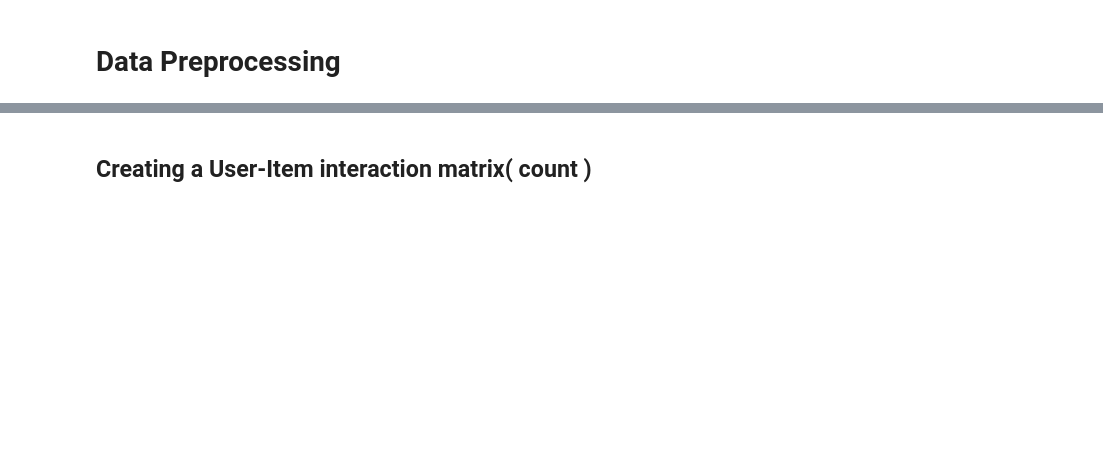
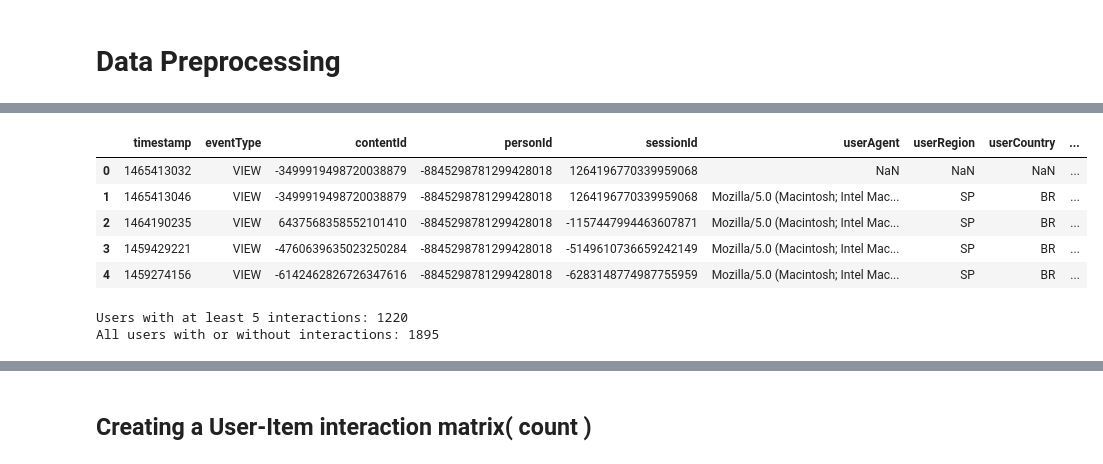
Before and after one commit to chibuikeeugene/recommender_system, a Jupyter notebook: research/recommender_system.ipynb, the cells around one changed output, grey strips where cells are left out. Cells and saved outputs as stored; diff of their text form; code cells hidden in the pictures; blank space fills up the shorter version.

```diff
--- a/research/recommender_system.ipynb
+++ b/research/recommender_system.ipynb
@@ -197,0 +130,29 @@ Series([], Name: count, dtype: int64)
+# %%
+# next step, we select only users who have had reasonable interactions with articles. this is necessary to deal with issue of cold-starting
+# 5 interactions per user is okay for a start
+
+user_interaction_dataset_new = pd.DataFrame()
+
+
+for user in user_interaction_dataset['personId'].unique():
+    if len(user_interaction_dataset[user_interaction_dataset['personId'] == user]) > 5:
+        user_interaction_dataset_new = pd.concat([user_interaction_dataset_new,
+            pd.DataFrame(user_interaction_dataset[user_interaction_dataset['personId'] == user].values)], ignore_index=True)
+
+
+
+user_interaction_dataset_new.columns =  user_interaction_dataset.columns
+user_interaction_dataset_new.head()
+# %% [output]
+|  | timestamp | eventType | contentId | personId | sessionId | userAgent | userRegion | userCountry | ... |
+| 0 | 1465413032 | VIEW | -3499919498720038879 | -8845298781299428018 | 1264196770339959068 | NaN | NaN | NaN | ... |
+| 1 | 1465413046 | VIEW | -3499919498720038879 | -8845298781299428018 | 1264196770339959068 | Mozilla/5.0 (Macintosh; Intel Mac... | SP | BR | ... |
+| 2 | 1464190235 | VIEW | 6437568358552101410 | -8845298781299428018 | -1157447994463607871 | Mozilla/5.0 (Macintosh; Intel Mac... | SP | BR | ... |
+| 3 | 1459429221 | VIEW | -4760639635023250284 | -8845298781299428018 | -5149610736659242149 | Mozilla/5.0 (Macintosh; Intel Mac... | SP | BR | ... |
+| 4 | 1459274156 | VIEW | -6142462826726347616 | -8845298781299428018 | -6283148774987755959 | Mozilla/5.0 (Macintosh; Intel Mac... | SP | BR | ... |
+# %%
+print('Users with at least 5 interactions: ' + str(len(user_interaction_dataset_new['personId'].unique())) )
+print('All users with or without interactions: ' + str(len(user_interaction_dataset['personId'].unique())) )
+# %% [output]
+Users with at least 5 interactions: 1220
+All users with or without interactions: 1895
```
Also changed, not shown: parts of 43 cells of this notebook, 3 other files.
